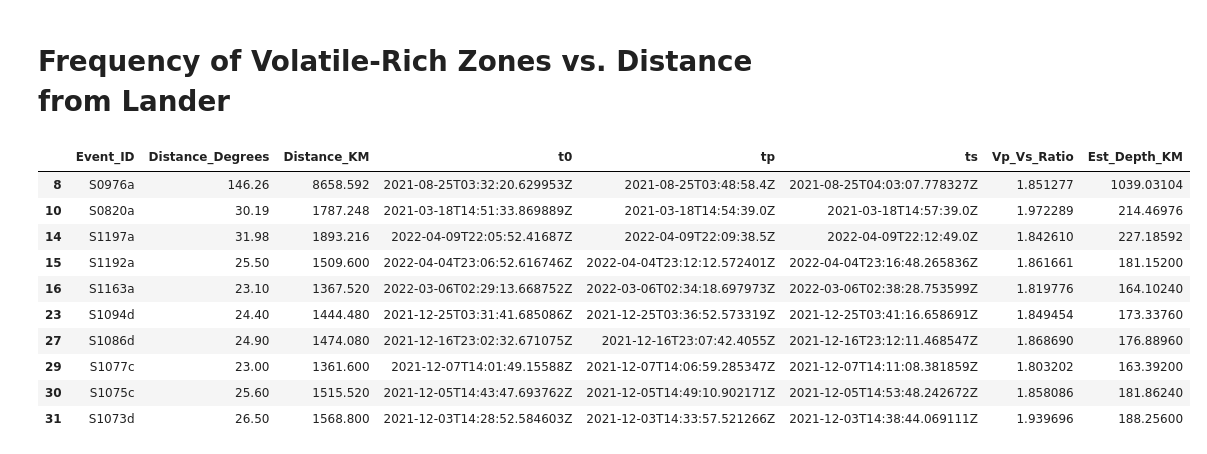
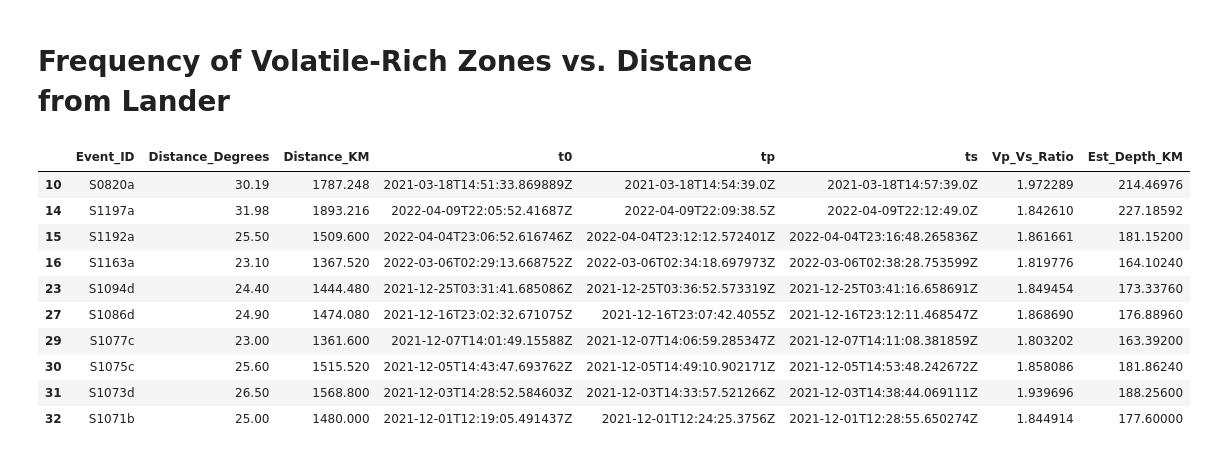
Before and after one commit to GPGN268/SP2026-FP08-Insight-Mission, a Jupyter notebook: notebooks/freq_distance_2nd.ipynb, the cells around one changed output. Cells and saved outputs as stored; diff of their text form; code cells hidden in the pictures.

```diff
--- a/notebooks/freq_distance_2nd.ipynb
+++ b/notebooks/freq_distance_2nd.ipynb
@@ -7,26 +8,32 @@ import pandas as pd
 import matplotlib.pyplot as plt
 from scipy.stats import gaussian_kde
 # %%
-def load_final_marsquakes_df(filename):
+# create a function to read file
+def load_final_marsquakes_df(filename): #take filename as only input
 
+    # these are the column names used in the file
     cols = ['Event_ID', 'Distance_Degrees', 'Distance_KM', 't0', 'tp', 'ts', 'Vp_Vs_Ratio']
 
-
+    # dataframe from csv (access by filename, column names separated by ',', skip the first row (column names) to skip to the data)
     df = pd.read_csv(filename, sep=',', names=cols, on_bad_lines='skip', skiprows= 1)
 
+    # give the data frame (column names and data sorted into rows)
     return df
 
+# use file path to access the csv (go backwards, then to data, then to specific file)
+df_a = load_final_marsquakes_df('../data/final_marsquakes_data_frame.csv')
+# create a new dataframe for potential volatile zones from just the Vp/Vs ratios between 1.8 and 2.1 - these are what we determined to be abnormalities compared to dry rock (see other notebooks for more explaination)
+volatile_zone = df_a[(df_a['Vp_Vs_Ratio'] >= 1.80) & (df_a['Vp_Vs_Ratio'] <= 2.10)].copy() #copy makes a new dataframe instead of changing the old one
+volatile_zone= volatile_zone[(volatile_zone['Distance_KM']<=3000)] #get rid of outliers - we could see from using all the distances that most of the data was less than 3000 km, with 2-3 outliers
+# removing outliers gives us a more detailed look at where probabilites are highest because we get to zoom in on the "important" part of the plot
 
-df_a = load_final_marsquakes_df('../data/final_marsquakes_data_frame.csv')
-volatile_zone = df_a[(df_a['Vp_Vs_Ratio'] >= 1.80) & (df_a['Vp_Vs_Ratio'] <= 2.10)].copy()
-
-# depth is ~12% of the surface distance
+# depth is ~12% of the surface distance, didn't end up using this, but you would if you wanted a plot for most probable depths to find volatile-rich zones
 volatile_zone['Est_Depth_KM'] = volatile_zone['Distance_KM'] * 0.12
 
+# let's see the first 10 rows!
 volatile_zone.head(10)
 # %% [output]
 |  | Event_ID | Distance_Degrees | Distance_KM | t0 | tp | ts | Vp_Vs_Ratio | Est_Depth_KM |
-| 8 | S0976a | 146.26 | 8658.592 | 2021-08-25T03:32:20.629953Z | 2021-08-25T03:48:58.4Z | 2021-08-25T04:03:07.778327Z | 1.851277 | 1039.03104 |
 | 10 | S0820a | 30.19 | 1787.248 | 2021-03-18T14:51:33.869889Z | 2021-03-18T14:54:39.0Z | 2021-03-18T14:57:39.0Z | 1.972289 | 214.46976 |
 | 14 | S1197a | 31.98 | 1893.216 | 2022-04-09T22:05:52.41687Z | 2022-04-09T22:09:38.5Z | 2022-04-09T22:12:49.0Z | 1.842610 | 227.18592 |
 | 15 | S1192a | 25.50 | 1509.600 | 2022-04-04T23:06:52.616746Z | 2022-04-04T23:12:12.572401Z | 2022-04-04T23:16:48.265836Z | 1.861661 | 181.15200 |
@@ -36,4 +43,5 @@ volatile_zone.head(10)
 | 29 | S1077c | 23.00 | 1361.600 | 2021-12-07T14:01:49.15588Z | 2021-12-07T14:06:59.285347Z | 2021-12-07T14:11:08.381859Z | 1.803202 | 163.39200 |
 | 30 | S1075c | 25.60 | 1515.520 | 2021-12-05T14:43:47.693762Z | 2021-12-05T14:49:10.902171Z | 2021-12-05T14:53:48.242672Z | 1.858086 | 181.86240 |
 | 31 | S1073d | 26.50 | 1568.800 | 2021-12-03T14:28:52.584603Z | 2021-12-03T14:33:57.521266Z | 2021-12-03T14:38:44.069111Z | 1.939696 | 188.25600 |
+| 32 | S1071b | 25.00 | 1480.000 | 2021-12-01T12:19:05.491437Z | 2021-12-01T12:24:25.3756Z | 2021-12-01T12:28:55.650274Z | 1.844914 | 177.60000 |
 # %%
```
Also changed, not shown: parts of 2 cells of this notebook.
